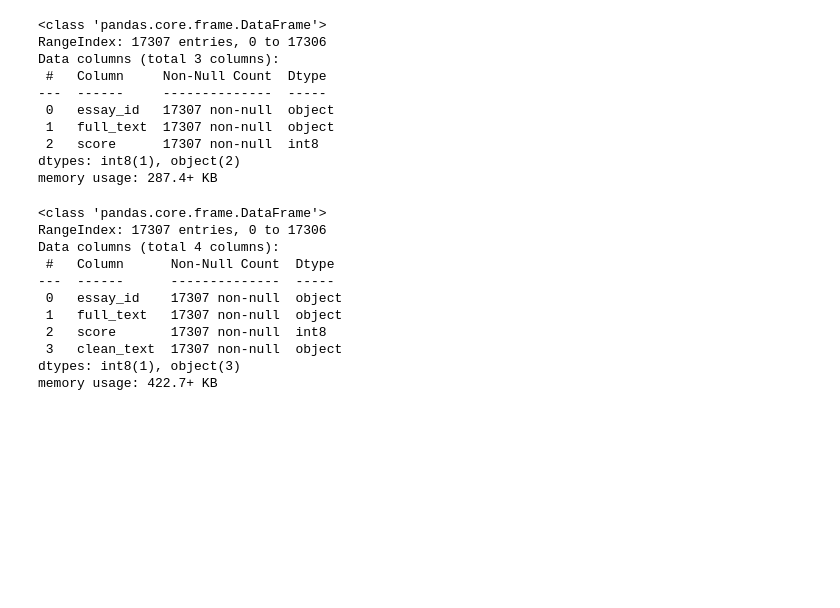
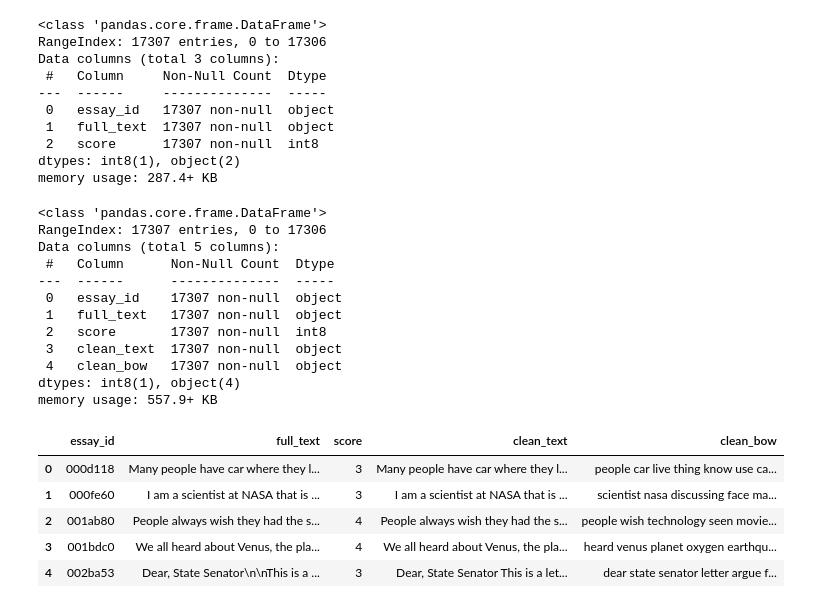
Before and after one commit to seahrh/kaggle-learning-agency-lab-automated-essay-scoring-2, a Jupyter notebook: 10_preprocess.ipynb, the cells around one changed output. Saved outputs shown, nothing was run; the diff lists cells and outputs as text; code cells hidden in the pictures; blank space fills up the shorter version.

Commit message:
preprocess bag of words

```diff
--- a/10_preprocess.ipynb
+++ b/10_preprocess.ipynb
@@ -45,30 +45,42 @@ Data columns (total 3 columns):
 dtypes: int8(1), object(2)
 memory usage: 287.4+ KB
 # %%
-pre = mylib.BasicPreprocessor()
+basic = mylib.BasicPreprocessor()
+bow = mylib.BowPreprocessor(drop_stopword=True)
 
 
-def preprocess_text(col) -> Callable:
-    def fn(row) -> str:
-        return pre(row[col])
+def preprocess_text(fn, col) -> Callable:
+    def inner(row) -> str:
+        return fn(row[col])
 
-    return fn
+    return inner
 
 
-df["clean_text"] = df.progress_apply(preprocess_text("full_text"), axis=1)
+df["clean_text"] = df.progress_apply(preprocess_text(basic, "full_text"), axis=1)
+df["clean_bow"] = df.progress_apply(preprocess_text(bow, "full_text"), axis=1)
 df.info()
 # %% [output]
 <class 'pandas.core.frame.DataFrame'>
 RangeIndex: 17307 entries, 0 to 17306
-Data columns (total 4 columns):
+Data columns (total 5 columns):
  #   Column      Non-Null Count  Dtype
 ---  ------      --------------  -----
  0   essay_id    17307 non-null  object
  1   full_text   17307 non-null  object
  2   score       17307 non-null  int8
  3   clean_text  17307 non-null  object
-dtypes: int8(1), object(3)
-memory usage: 422.7+ KB
+ 4   clean_bow   17307 non-null  object
+dtypes: int8(1), object(4)
+memory usage: 557.9+ KB
+# %%
+df.head()
+# %% [output]
+|  | essay_id | full_text | score | clean_text | clean_bow |
+| 0 | 000d118 | Many people have car where they l... | 3 | Many people have car where they l... | people car live thing know use ca... |
+| 1 | 000fe60 | I am a scientist at NASA that is ... | 3 | I am a scientist at NASA that is ... | scientist nasa discussing face ma... |
+| 2 | 001ab80 | People always wish they had the s... | 4 | People always wish they had the s... | people wish technology seen movie... |
+| 3 | 001bdc0 | We all heard about Venus, the pla... | 4 | We all heard about Venus, the pla... | heard venus planet oxygen earthqu... |
+| 4 | 002ba53 | Dear, State Senator\n\nThis is a ... | 3 | Dear, State Senator This is a let... | dear state senator letter argue f... |
 # %%
 df.to_parquet(f"output/comp.parquet", index=False)
 assert df.notna().all(axis=None)
```
Also changed, not shown: parts of 1 cell of this notebook, 1 other file.
